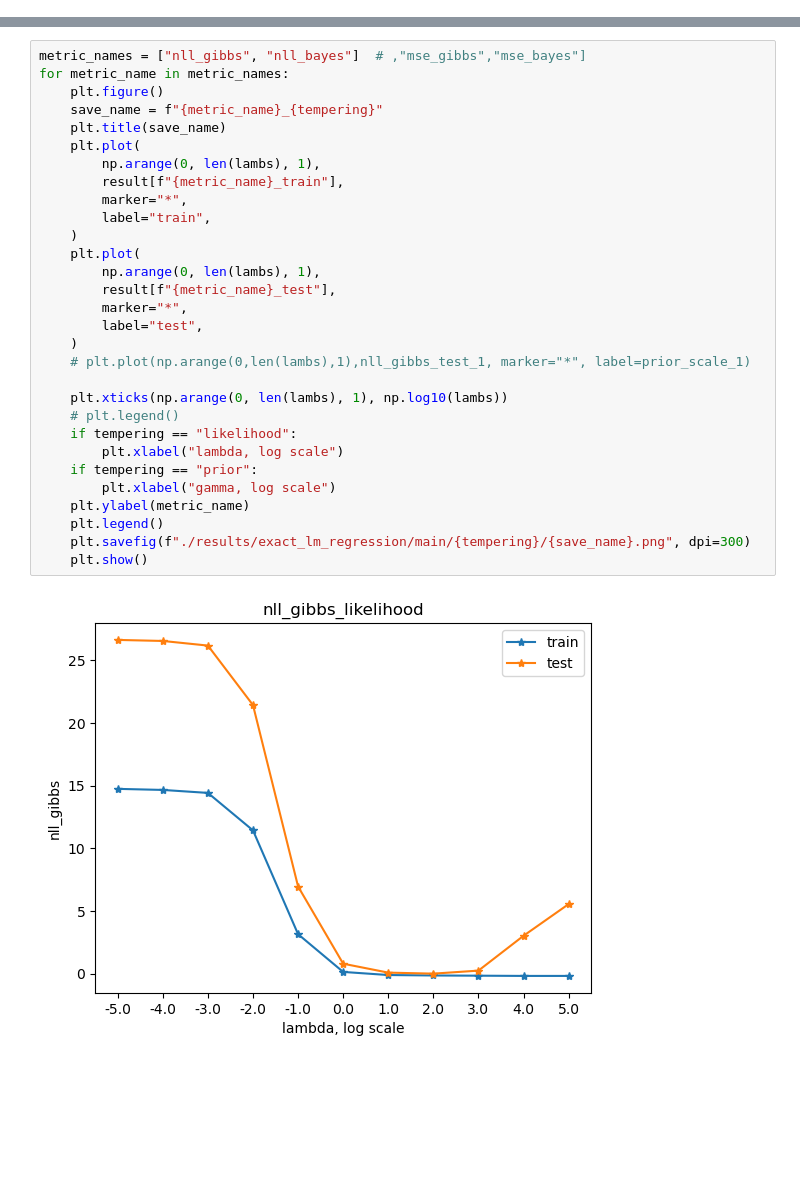
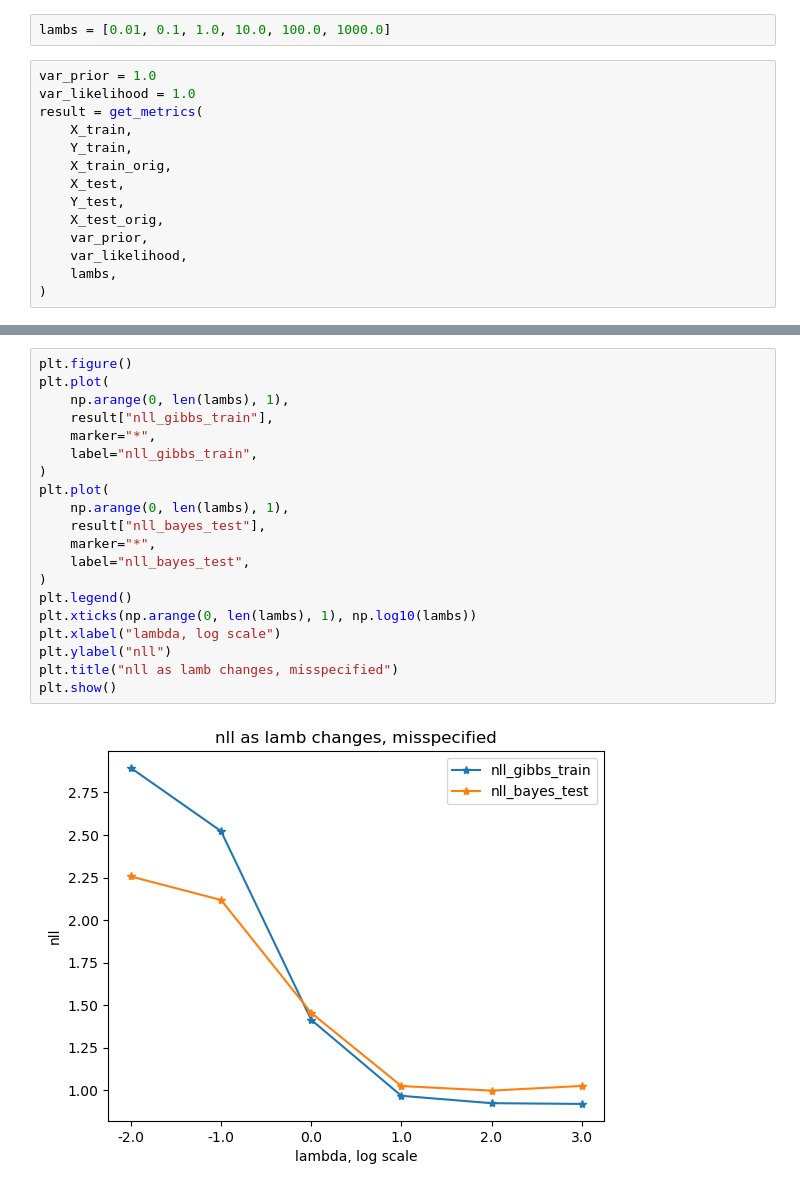
Before and after one commit to pyijiezhang/cold-posteriors-and-pacbayes, a Jupyter notebook: simulation_exact_lm_regression.ipynb, the cells around one changed output, grey strips where cells are left out. Saved outputs shown, nothing was run; the diff lists cells and outputs as text; blank space fills up the shorter version.

```diff
--- a/simulation_exact_lm_regression.ipynb
+++ b/simulation_exact_lm_regression.ipynb
@@ -52,0 +110,16 @@ result = get_metrics(
+# %%
+lambs = [0.01, 0.1, 1.0, 10.0, 100.0, 1000.0]
+# %%
+var_prior = 1.0
+var_likelihood = 1.0
+result = get_metrics(
+    X_train,
+    Y_train,
+    X_train_orig,
+    X_test,
+    Y_test,
+    X_test_orig,
+    var_prior,
+    var_likelihood,
+    lambs,
+)
@@ -53,32 +133,22 @@ result = get_metrics(
 # %%
-metric_names = ["nll_gibbs", "nll_bayes"]  # ,"mse_gibbs","mse_bayes"]
-for metric_name in metric_names:
-    plt.figure()
-    save_name = f"{metric_name}_{tempering}"
-    plt.title(save_name)
-    plt.plot(
-        np.arange(0, len(lambs), 1),
-        result[f"{metric_name}_train"],
-        marker="*",
-        label="train",
-    )
-    plt.plot(
-        np.arange(0, len(lambs), 1),
-        result[f"{metric_name}_test"],
-        marker="*",
-        label="test",
-    )
-    # plt.plot(np.arange(0,len(lambs),1),nll_gibbs_test_1, marker="*", label=prior_scale_1)
-
-    plt.xticks(np.arange(0, len(lambs), 1), np.log10(lambs))
-    # plt.legend()
-    if tempering == "likelihood":
-        plt.xlabel("lambda, log scale")
-    if tempering == "prior":
-        plt.xlabel("gamma, log scale")
-    plt.ylabel(metric_name)
-    plt.legend()
-    plt.savefig(f"./results/exact_lm_regression/main/{tempering}/{save_name}.png", dpi=300)
-    plt.show()
+plt.figure()
+plt.plot(
+    np.arange(0, len(lambs), 1),
+    result["nll_gibbs_train"],
+    marker="*",
+    label="nll_gibbs_train",
+)
+plt.plot(
+    np.arange(0, len(lambs), 1),
+    result["nll_bayes_test"],
+    marker="*",
+    label="nll_bayes_test",
+)
+plt.legend()
+plt.xticks(np.arange(0, len(lambs), 1), np.log10(lambs))
+plt.xlabel("lambda, log scale")
+plt.ylabel("nll")
+plt.title("nll as lamb changes, misspecified")
+plt.show()
 # %% [output]
-[figure, old version]
+[figure, new version]
```
Also changed, not shown: parts of 20 cells of this notebook, 2 other files.
